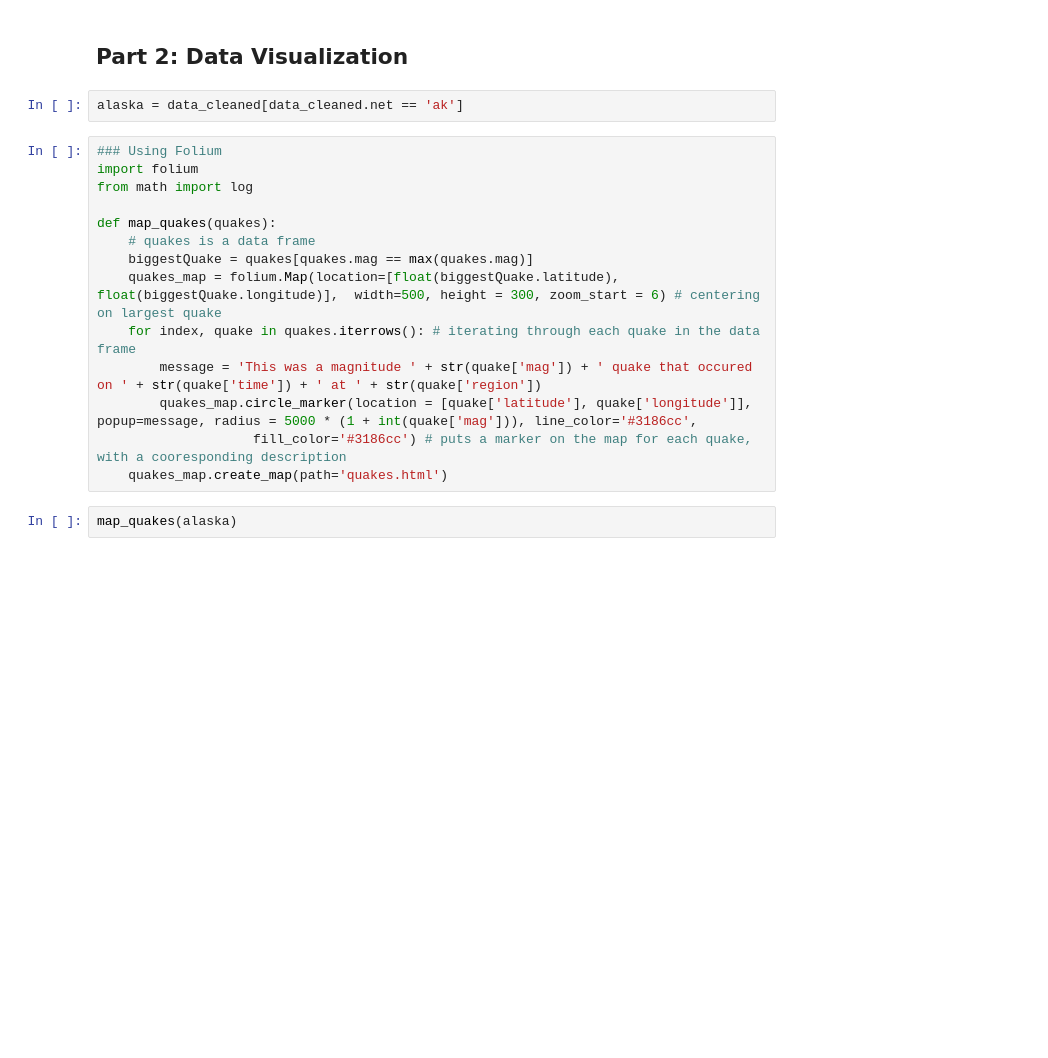
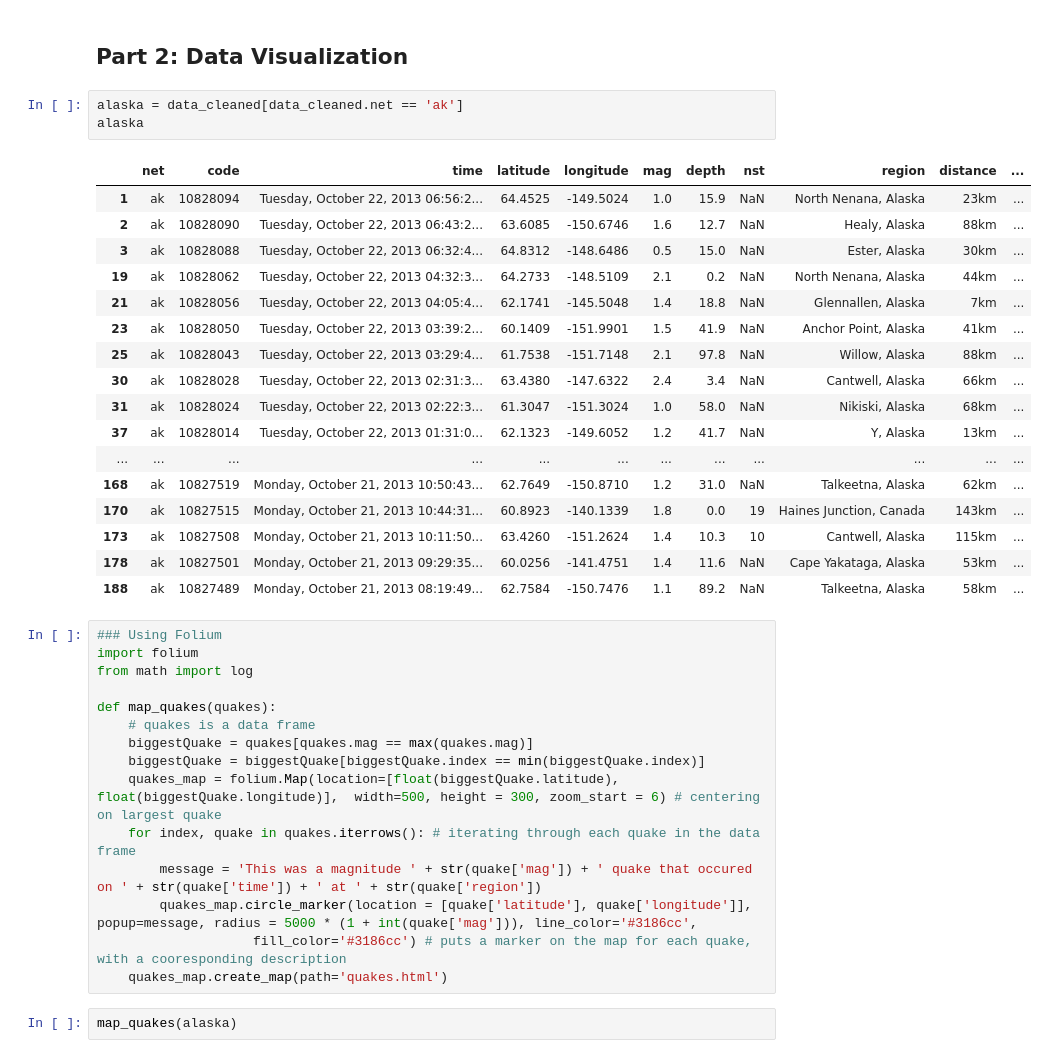
Before and after one commit to sunnymh/recent-quakes_group7, a Jupyter notebook: Recent_Earthquakes_Group7.ipynb, the cells around one changed output. Drawn from its saved outputs; the diff is of its cells as text; blank space fills up the shorter version.

```diff
--- a/Recent_Earthquakes_Group7.ipynb
+++ b/Recent_Earthquakes_Group7.ipynb
@@ -200,6 +199,25 @@ data_cleaned[data_cleaned[REGION] == 'The Geysers, California']
 ## Part 2: Data Visualization
 # %%
 alaska = data_cleaned[data_cleaned.net == 'ak']
+alaska
+# %% [output]
+|  | net | code | time | latitude | longitude | mag | depth | nst | region | distance | ... |
+| 1 | ak | 10828094 | Tuesday, October 22, 2013 06:56:2... | 64.4525 | -149.5024 | 1.0 | 15.9 | NaN | North Nenana, Alaska | 23km | ... |
+| 2 | ak | 10828090 | Tuesday, October 22, 2013 06:43:2... | 63.6085 | -150.6746 | 1.6 | 12.7 | NaN | Healy, Alaska | 88km | ... |
+| 3 | ak | 10828088 | Tuesday, October 22, 2013 06:32:4... | 64.8312 | -148.6486 | 0.5 | 15.0 | NaN | Ester, Alaska | 30km | ... |
+| 19 | ak | 10828062 | Tuesday, October 22, 2013 04:32:3... | 64.2733 | -148.5109 | 2.1 | 0.2 | NaN | North Nenana, Alaska | 44km | ... |
+| 21 | ak | 10828056 | Tuesday, October 22, 2013 04:05:4... | 62.1741 | -145.5048 | 1.4 | 18.8 | NaN | Glennallen, Alaska | 7km | ... |
+| 23 | ak | 10828050 | Tuesday, October 22, 2013 03:39:2... | 60.1409 | -151.9901 | 1.5 | 41.9 | NaN | Anchor Point, Alaska | 41km | ... |
+| 25 | ak | 10828043 | Tuesday, October 22, 2013 03:29:4... | 61.7538 | -151.7148 | 2.1 | 97.8 | NaN | Willow, Alaska | 88km | ... |
+| 30 | ak | 10828028 | Tuesday, October 22, 2013 02:31:3... | 63.4380 | -147.6322 | 2.4 | 3.4 | NaN | Cantwell, Alaska | 66km | ... |
+| 31 | ak | 10828024 | Tuesday, October 22, 2013 02:22:3... | 61.3047 | -151.3024 | 1.0 | 58.0 | NaN | Nikiski, Alaska | 68km | ... |
+| 37 | ak | 10828014 | Tuesday, October 22, 2013 01:31:0... | 62.1323 | -149.6052 | 1.2 | 41.7 | NaN | Y, Alaska | 13km | ... |
+| ... | ... | ... | ... | ... | ... | ... | ... | ... | ... | ... | ... |
+| 168 | ak | 10827519 | Monday, October 21, 2013 10:50:43... | 62.7649 | -150.8710 | 1.2 | 31.0 | NaN | Talkeetna, Alaska | 62km | ... |
+| 170 | ak | 10827515 | Monday, October 21, 2013 10:44:31... | 60.8923 | -140.1339 | 1.8 | 0.0 | 19 | Haines Junction, Canada | 143km | ... |
+| 173 | ak | 10827508 | Monday, October 21, 2013 10:11:50... | 63.4260 | -151.2624 | 1.4 | 10.3 | 10 | Cantwell, Alaska | 115km | ... |
+| 178 | ak | 10827501 | Monday, October 21, 2013 09:29:35... | 60.0256 | -141.4751 | 1.4 | 11.6 | NaN | Cape Yakataga, Alaska | 53km | ... |
+| 188 | ak | 10827489 | Monday, October 21, 2013 08:19:49... | 62.7584 | -150.7476 | 1.1 | 89.2 | NaN | Talkeetna, Alaska | 58km | ... |
 # %%
 ### Using Folium
 import folium
@@ -208,6 +226,7 @@ from math import log
 def map_quakes(quakes):
     # quakes is a data frame
     biggestQuake = quakes[quakes.mag == max(quakes.mag)]
+    biggestQuake = biggestQuake[biggestQuake.index == min(biggestQuake.index)]
     quakes_map = folium.Map(location=[float(biggestQuake.latitude), float(biggestQuake.longitude)],  width=500, height = 300, zoom_start = 6) # centering on largest quake
     for index, quake in quakes.iterrows(): # iterating through each quake in the data frame
         message = 'This was a magnitude ' + str(quake['mag']) + ' quake that occured on ' + str(quake['time']) + ' at ' + str(quake['region'])
```
Also changed, not shown: parts of 2 cells of this notebook, 3 other files.
